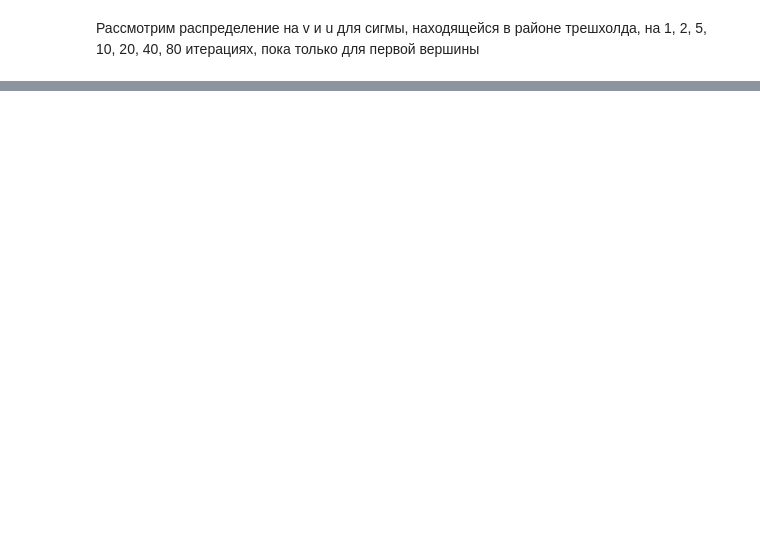
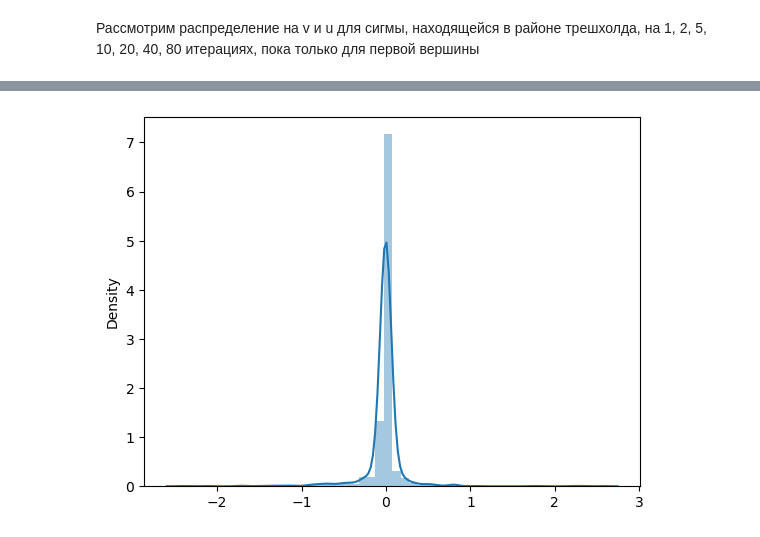
Before and after one commit to 228egger/LDPC_decoder, a Jupyter notebook: гистограммы 2.ipynb, the cells around one changed output, grey strips where cells are left out. Cells and saved outputs as stored; diff of their text form; code cells hidden in the pictures; blank space fills up the shorter version.

```diff
--- a/гистограммы 2.ipynb
+++ b/гистограммы 2.ipynb
@@ -130,0 +164,5 @@ len(L_dist[0])
+# %%
+sns_plot = sns.distplot(L_dist_c[1])
+fig = sns_plot.get_figure()
+# %% [output]
+[figure, added]
```
Also changed, not shown: parts of 14 cells of this notebook, 3 other files.
